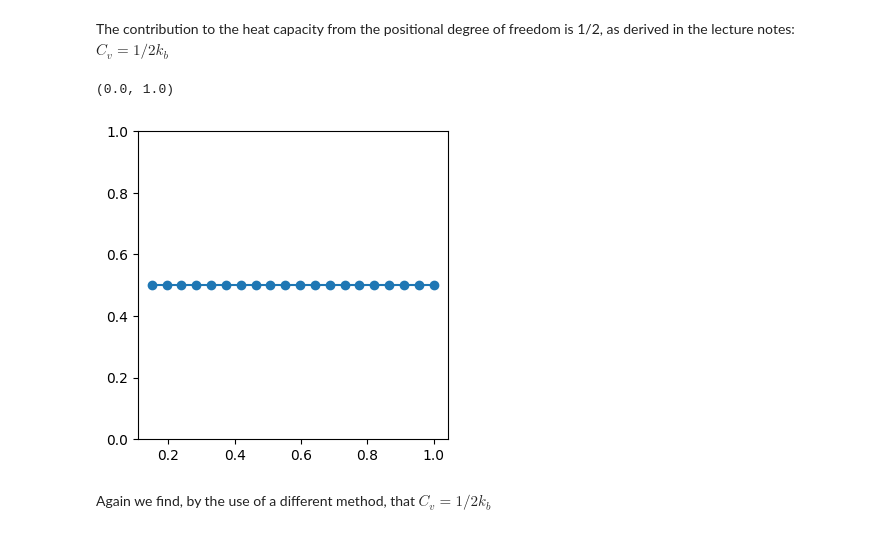
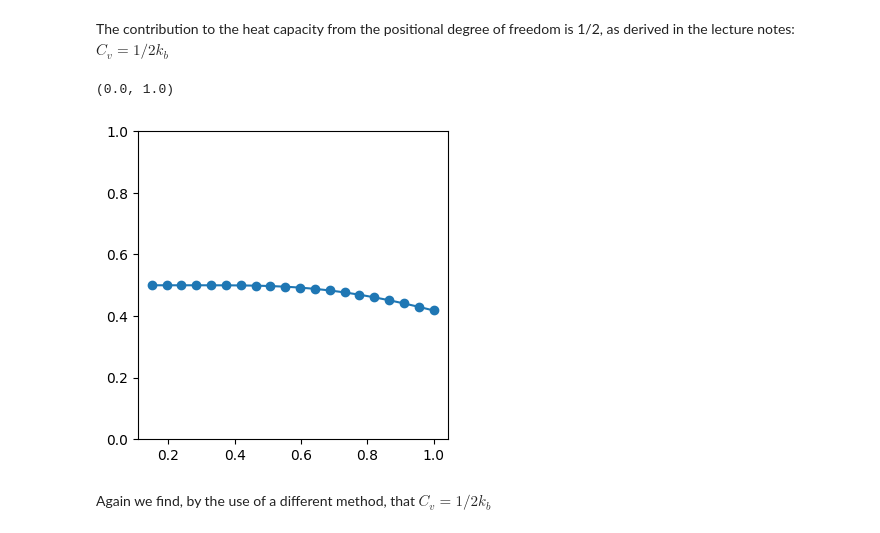
Before and after one commit to EmiloKatten/CompPhys, a Jupyter notebook: 2 Metropolis Monte Carlo/W02A.ipynb, the cells around one changed output. Saved outputs shown, nothing was run; the diff lists cells and outputs as text; code cells hidden in the pictures.

```diff
--- a/2 Metropolis Monte Carlo/W02A.ipynb
+++ b/2 Metropolis Monte Carlo/W02A.ipynb
@@ -26,9 +26,9 @@ class HO():
         #exponential = np.array([np.exp(-V/kbT) for V in self.pot(self.xs)])
         #return factor * exponential
 
-    def thermal_avg(self):
+    def thermal_avg(self, a=-np.inf, b=np.inf):
         integrand = lambda x : self.pot(x) * self.prop(x)
-        result, error = quad(integrand, -np.inf, np.inf)
+        result, error = quad(integrand, a, b)
         #result, error = quad(integrand, self.xmin, self.xmax)
         return result
 
@@ -37,9 +37,9 @@ class HO():
         x_sampled = np.random.normal(0, sigma, int(n_samples))
         return 1/n_samples * sum(self.pot(x_sampled))
 
-    def thermal_fluctuations(self):
+    def thermal_fluctuations(self, a=-np.inf, b=np.inf):
         integrand = lambda x : self.pot(x)**2 * self.prop(x)
-        result, error = quad(integrand, -np.inf, np.inf)
+        result, error = quad(integrand, a, b)
         return (result - self.thermal_avg()**2) / self.kbT**2
 
 
@@ -99,19 +99,22 @@ The contribution to the heat capacity from the positional degree of freedom is 1
 # %%
 # Heat capacity from thermal fluctuations
 # define Cv/kb = [<V^2> - <V>^2]/(kbT)^2
 
 fluctuations = []
 for i in range(len(kbTs)):
     kbT = kbTs[i]
     oscillator = HO(-1,1,1,kbT=kbT)
-    fluctuations.append(oscillator.thermal_fluctuations())
+    fluctuations.append(oscillator.thermal_fluctuations(-3,3))
 fluctuations = np.array(fluctuations)
 
 fig, ax = plt.subplots(1,1,figsize=(4,4))
 ax.plot(kbTs, fluctuations, 'o-')
-ax.set_ylim(0,1)
+ax.set_ylim(0.0,1.0)
+
+#Given other limits than -inf to inf, there is a dropoff in C_v, as the tails of the distribution are getting cut off.
+#The tails of the distribution widen as the temperature increases, i.e. fluctuations increase with T.
 # %% [output]
 (0.0, 1.0)
-[figure, old version]
+[figure, new version]
 # %% [markdown]
 Again we find, by the use of a different method, that $ C_v = 1/2 k_b $
```
Also changed, not shown: parts of 1 cell of this notebook.
